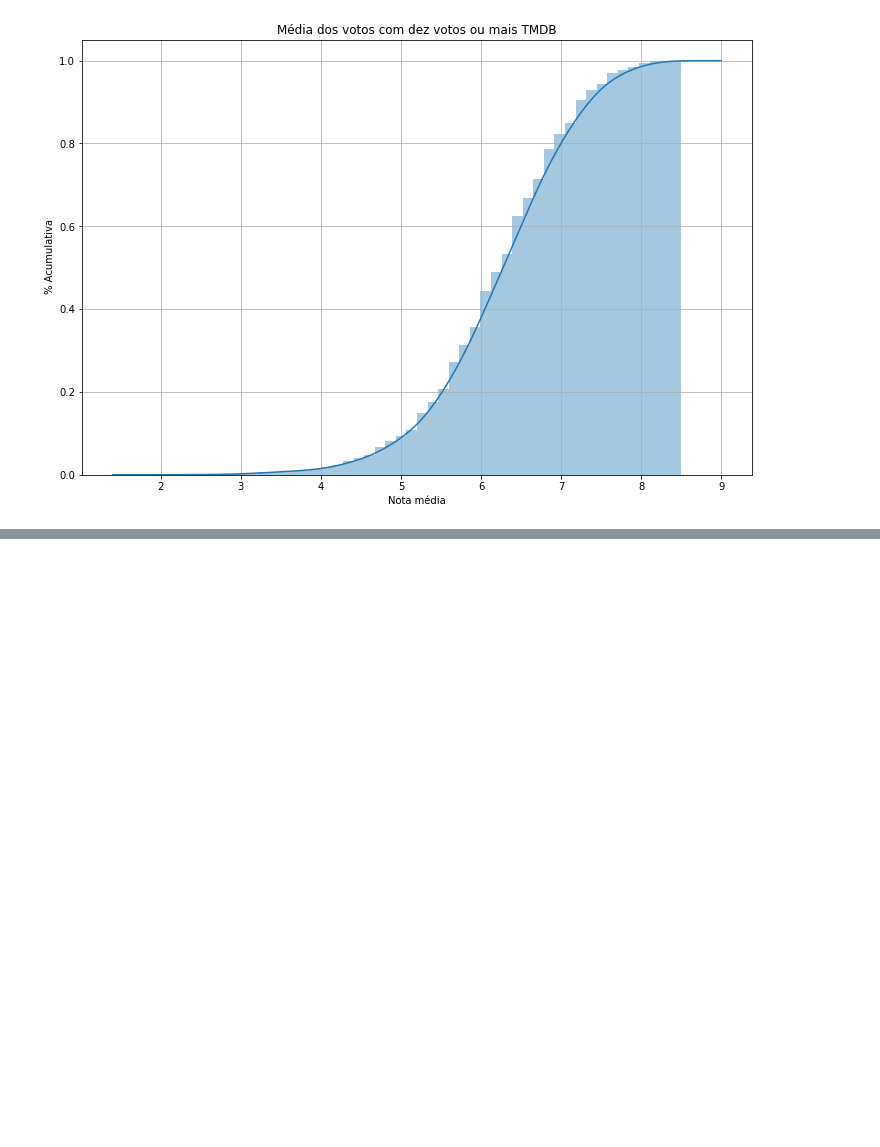
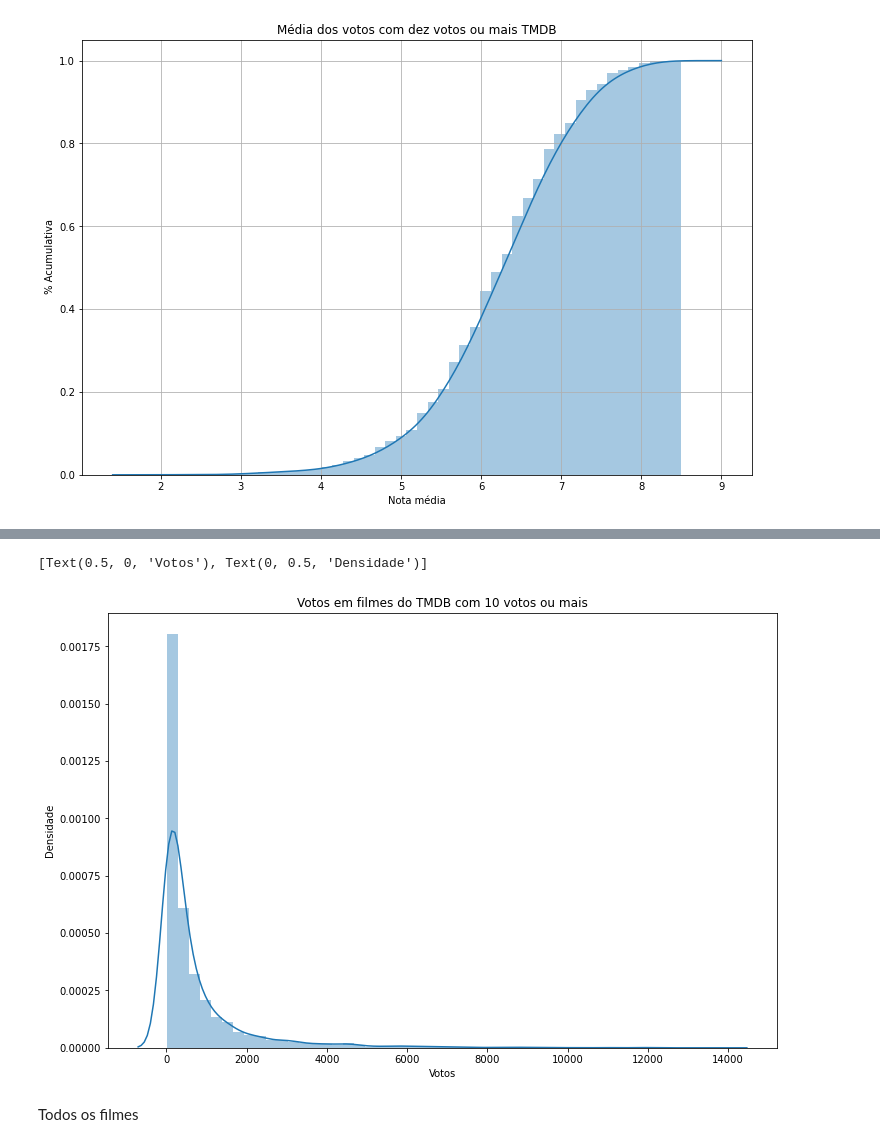
Before and after one commit to Marcus-Bernard0/data_science_alura, a Jupyter notebook: 11 - Testes estatísticos/Projeto.ipynb, the cells around one changed output, grey strips where cells are left out. Saved outputs shown, nothing was run; the diff lists cells and outputs as text; code cells hidden in the pictures; blank space fills up the shorter version.

```diff
--- a/11 - Testes estatísticos/Projeto.ipynb
+++ b/11 - Testes estatísticos/Projeto.ipynb
@@ -217,0 +233,10 @@ ax.grid(True)
+# %%
+ax = sns.distplot(dfTMDB.vote_count)
+ax.figure.set_size_inches(12, 8)
+ax.set_title("Votos em filmes do TMDB com 10 votos ou mais")
+ax.set(xlabel= 'Votos', ylabel= 'Densidade')
+# %% [output]
+[Text(0.5, 0, 'Votos'), Text(0, 0.5, 'Densidade')]
+[figure, added]
+# %% [markdown]
+Todos os filmes
```
Also changed, not shown: parts of 21 cells of this notebook.
